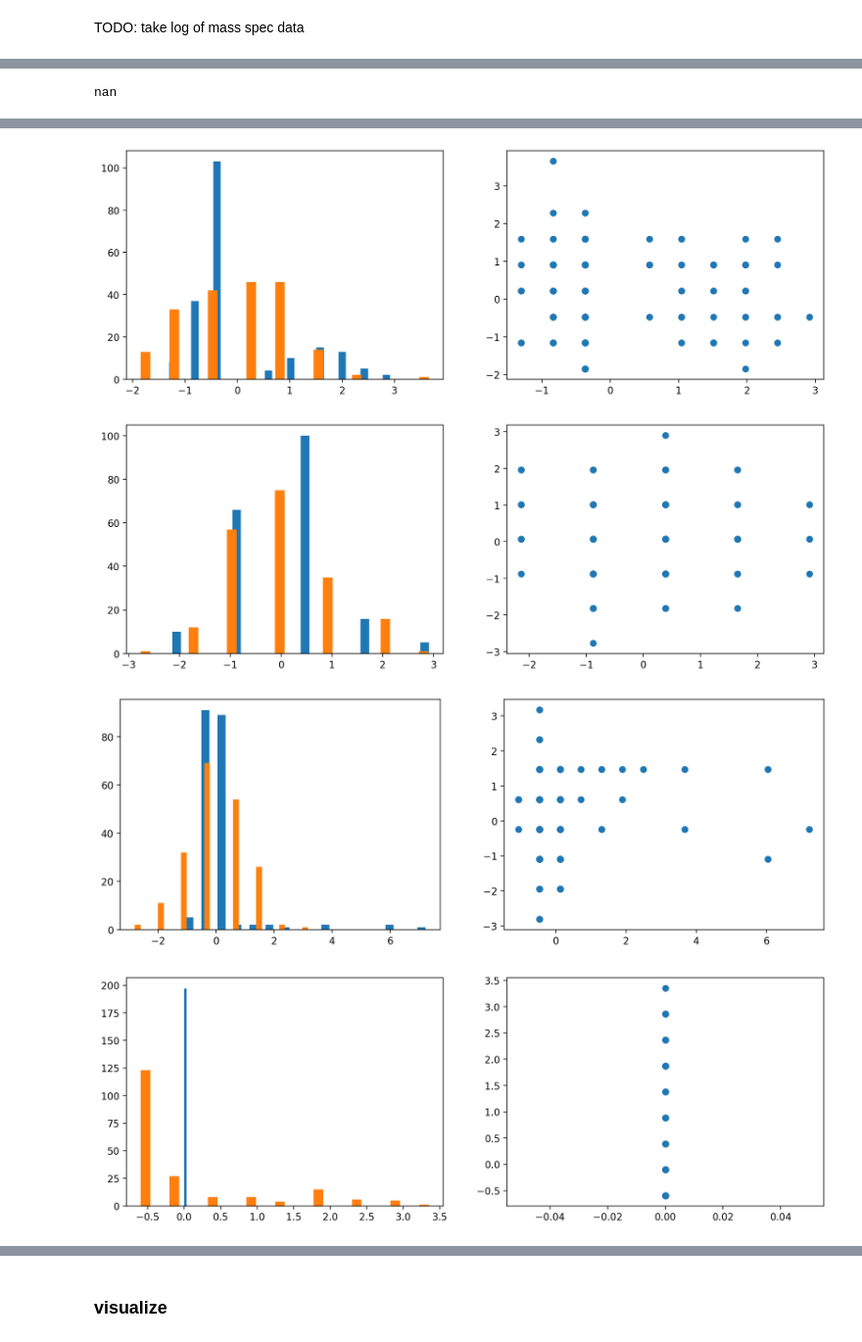
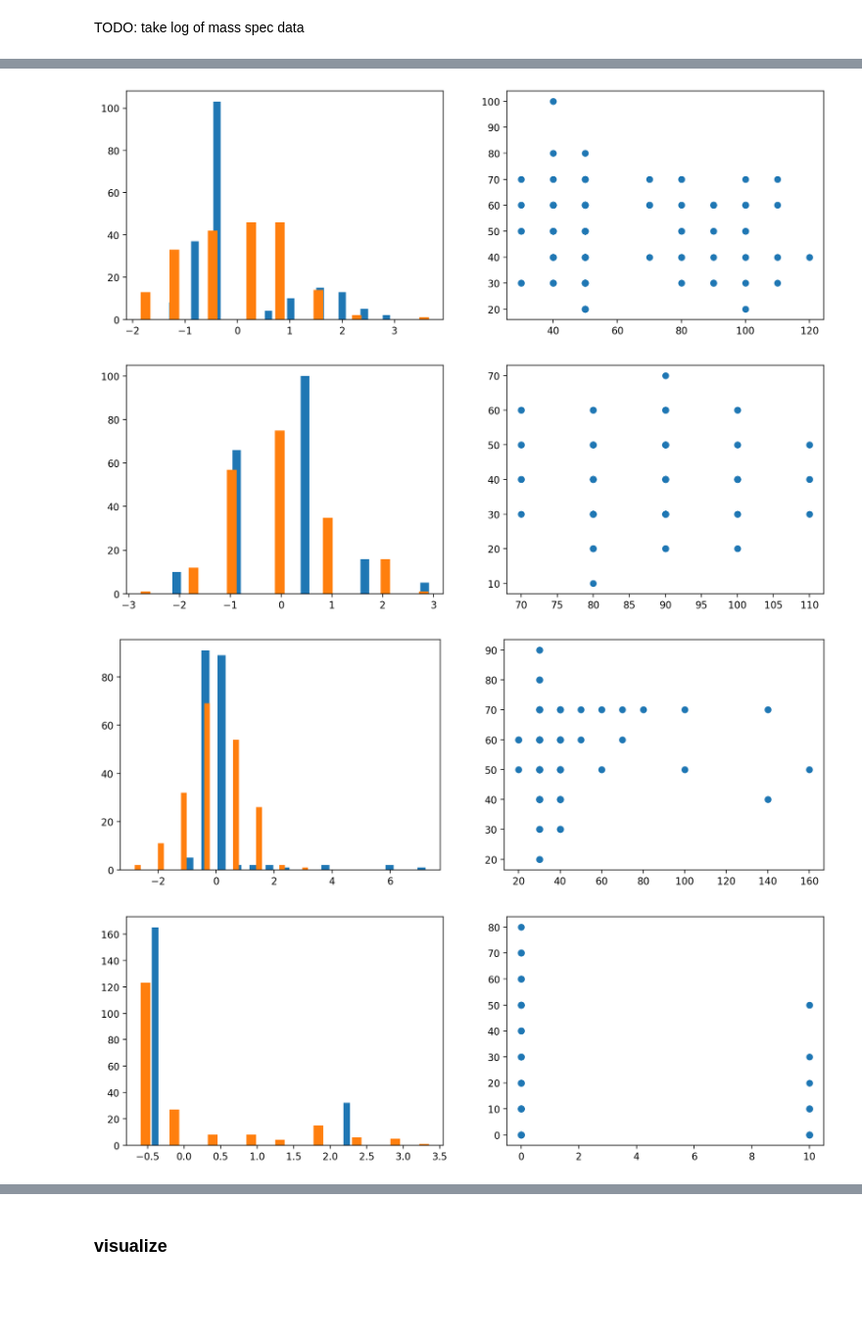
Before and after one commit to rengesf/flavorpred, a Jupyter notebook: workflow.ipynb, the cells around one changed output, grey strips where cells are left out. Shown at 98% size. Cells and saved outputs as stored; diff of their text form; code cells hidden in the pictures; blank space fills up the shorter version.

```diff
--- a/workflow.ipynb
+++ b/workflow.ipynb
@@ -480,7 +526,7 @@ def workflow_all_samples(all_samples,n):
     all_samples_OSAs= pd.DataFrame(data,columns=["samplekey",]+overlap_OSAs)
     all_samples_OSAs.set_index("samplekey", inplace=True)
     for sample_key in all_samples.index:
-        OSA_sample, intensities, OSA_plotting = main(sample_key,n)
+        OSA_sample, intensities, OSA_plotting,OSA_fuzzy = main(sample_key,n)
         OSA_compare = find_overlapping_profiles(OSA_plotting, overlap_OSAs)
         all_samples_OSAs.loc[sample_key] = OSA_compare
         print(sample_key)
@@ -525,2 +648,18 @@ all_samples_ms_pred
 | 000930 | 4.995225 | 9.93848 | 9.177692 | 3.702571 | 0.0 |
 197 rows × 5 columns
+# %%
+import pandas as pd
+import matplotlib.pyplot as plt
+plt.figure(figsize=(20,20))
+i = 0
+flavors = ["floral","fruit", "sweet",     "wood"      ,"peat"]
+for flavor in flavors:
+    i+=1
+    counts = rounded_ms_pred[flavor].value_counts()
+
+    plt.subplot(4,3,i)
+    plt.bar(counts.index, counts.values, color='skyblue',width=1)
+    plt.xlabel('intensity')
+    plt.ylabel('Frequency')
+    plt.title(flavor)
+plt.show()
@@ -571,0 +711,14 @@ plt.hist(rounded_ms_pred["sweet"],30)
+# %%
+plt.figure(figsize=(20,20))
+i = 0
+flavors = ["floral","fruit", "sweet",     "wood"      ,"peat"]
+for flavor in flavors:
+    i+=1
+
+    plt.subplot(4,3,i)
+    plt.hist(panelist_data_df[flavor],30)
+    plt.hist(rounded_ms_pred[flavor],30)
+    plt.xlabel('intensity')
+    plt.ylabel('Frequency')
+    plt.title(flavor)
+plt.show()
@@ -670,19 +797,21 @@ nan
 # %%
 from sklearn.preprocessing import StandardScaler
 '''
-input: normalized arrary of one flavor
+input:  arrary of one flavor
 return: correlation of this flavor between two data sets: ms data and panelist data
 '''
 def check_correlation(data_ms, data_panelist):
+    #normlaize for plot
+    norm_data_ms = normalize_flavorprofile(data_ms)
+    norm_data_panelist = normalize_flavorprofile(data_panelist)
     plt.figure(figsize=(20, 20), dpi=200)
 
     plt.subplot(4, 3, 1)
-    plt.hist(data_ms,30)
-    plt.hist(data_panelist,30)
+    plt.hist(norm_data_ms,30)
+    plt.hist(norm_data_panelist,30)
 
     plt.subplot(4, 3, 2)
     plt.plot(data_ms,data_panelist,"o")
 
     correlation = np.corrcoef(np.array(data_ms), data_panelist)[0,1]
-    print(correlation)
     return(correlation)
@@ -706,5 +823,5 @@ rounded_ms_pred
 # %%
 # check for correlation in each comparable flavor
 for flavor in rounded_ms_pred.columns:
-    check_correlation(normalize_flavorprofile(rounded_ms_pred[flavor]),normalize_flavorprofile(panelist_data_df[flavor]))
+    check_correlation(rounded_ms_pred[flavor],panelist_data_df[flavor])
 # %% [output]
@@ -715 +827,0 @@ nan
-nan
@@ -717,4 +829,4 @@ nan
-[figure, old version]
+[figure, new version]
-[figure, old version]
+[figure, new version]
-[figure, old version]
+[figure, new version]
-[figure, old version]
+[figure, new version]
```
Also changed, not shown: parts of 46 cells of this notebook, 2 other files.
